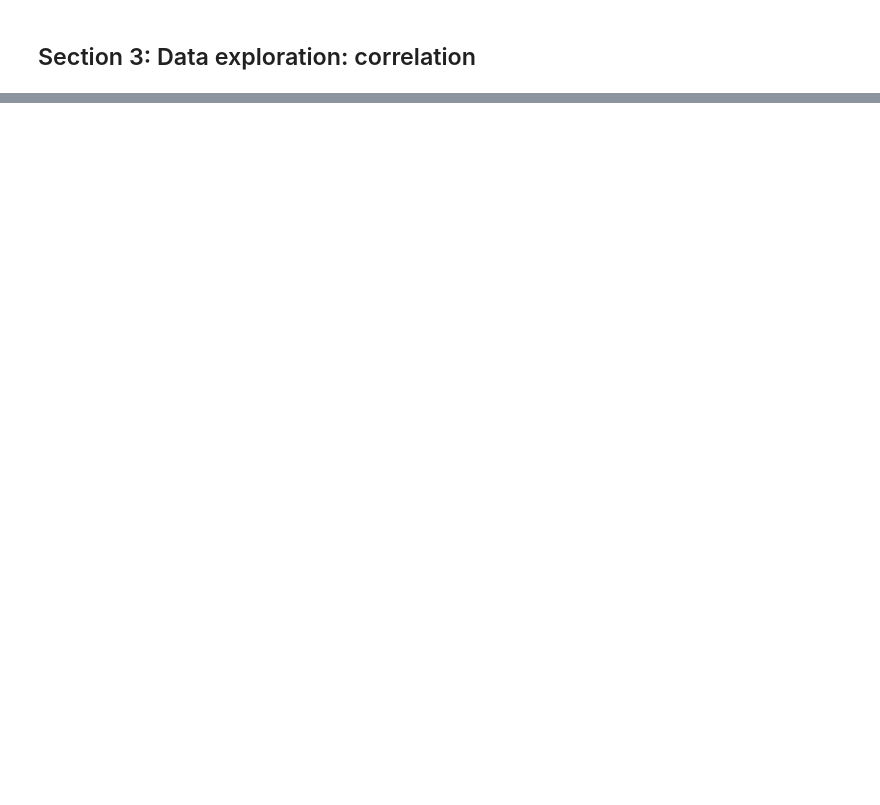
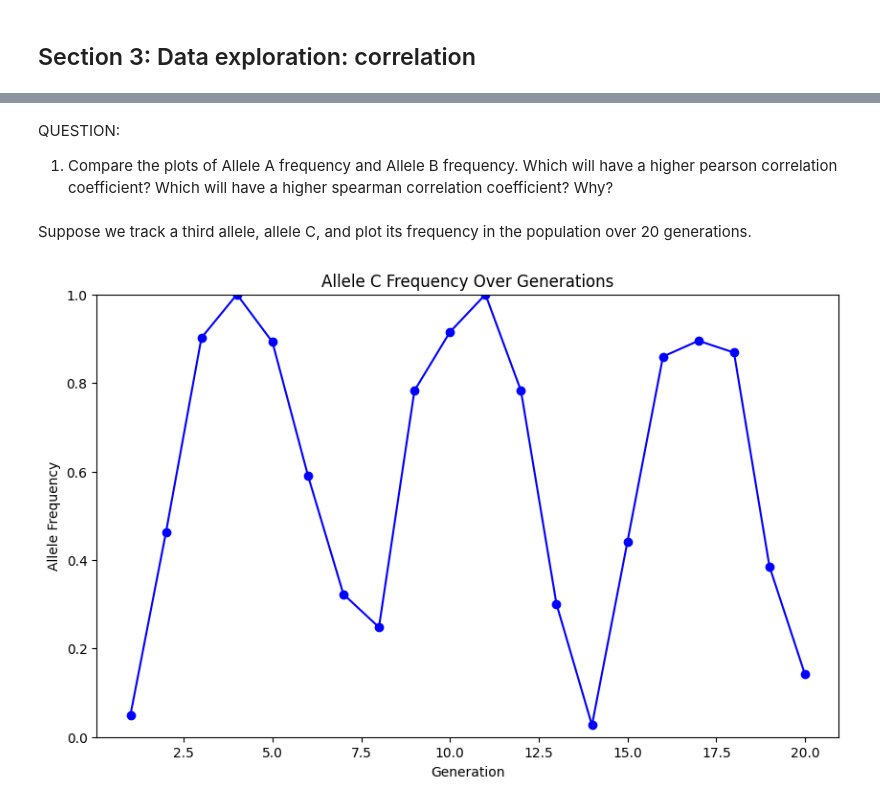
Before and after one commit to BIOL359A-FoundationsOfQBio-Spr25/week1_distributions, a Jupyter notebook: week1_distributions.ipynb, the cells around one changed output, grey strips where cells are left out. Cells and saved outputs as stored; diff of their text form; code cells hidden in the pictures; blank space fills up the shorter version.

```diff
--- a/week1_distributions.ipynb
+++ b/week1_distributions.ipynb
@@ -512,0 +660,28 @@ VBox(children=(Output(), HBox(children=(HTML(value='Average Visits:', layout=Lay
+# %% [markdown]
+QUESTION:
+1. Compare the plots of Allele A frequency and Allele B frequency. Which will have a higher pearson correlation coefficient? Which will have a higher spearman correlation coefficient? Why?
+# %% [markdown]
+Suppose we track a third allele, allele C, and plot its frequency in the population over 20 generations.
+# %%
+# Generating fluctuating allele frequencies
+np.random.seed(42)  # For reproducibility
+generations = np.arange(1, 21)  # 20 generations
+allele_frequencies = np.abs(np.sin(np.linspace(0, 3 * np.pi, 20)) + np.random.normal(0, 0.1, 20))
+
+# Ensure frequencies are within [0, 1]
+allele_frequencies = np.clip(allele_frequencies, 0, 1)
+
+# Plot the data
+plt.figure(figsize=(10, 6))
+plt.plot(generations, allele_frequencies, marker='o', linestyle='-', color='blue')
+plt.title('Allele C Frequency Over Generations')
+plt.xlabel('Generation')
+plt.ylabel('Allele Frequency')
+plt.ylim(0, 1)
+plt.show()
+
+# Calculate Pearson and Spearman correlations
+pearson_corr, _ = scipy.stats.pearsonr(generations, allele_frequencies)
+spearman_corr, _ = scipy.stats.spearmanr(generations, allele_frequencies)
+# %% [output]
+[figure, added]
```
Also changed, not shown: parts of 37 cells of this notebook.
